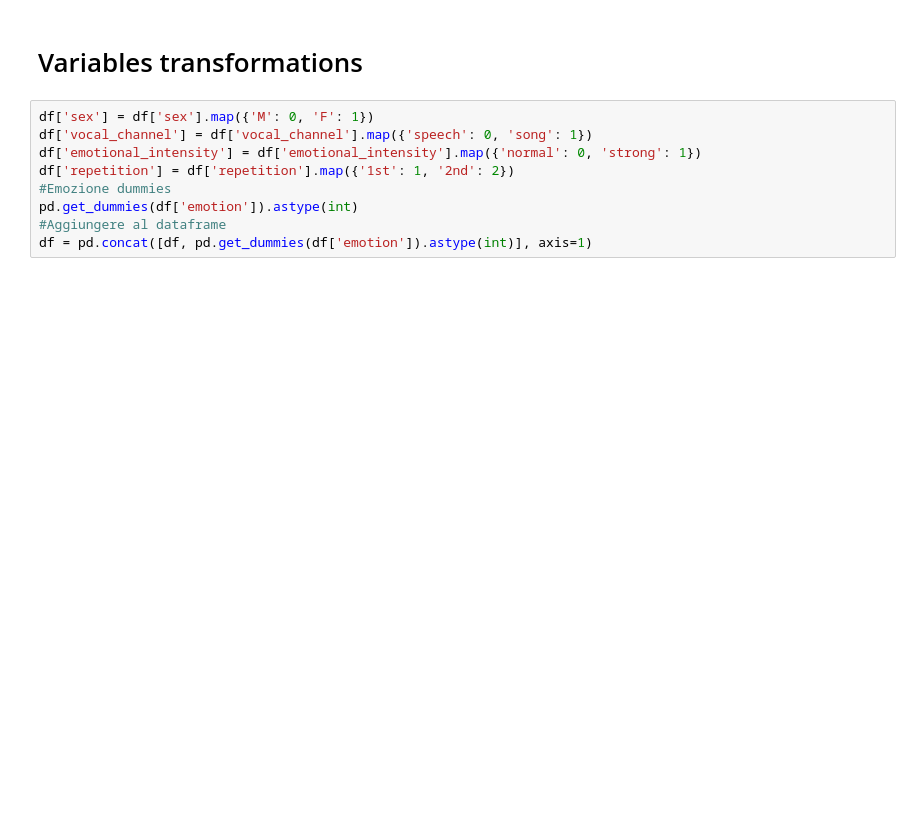
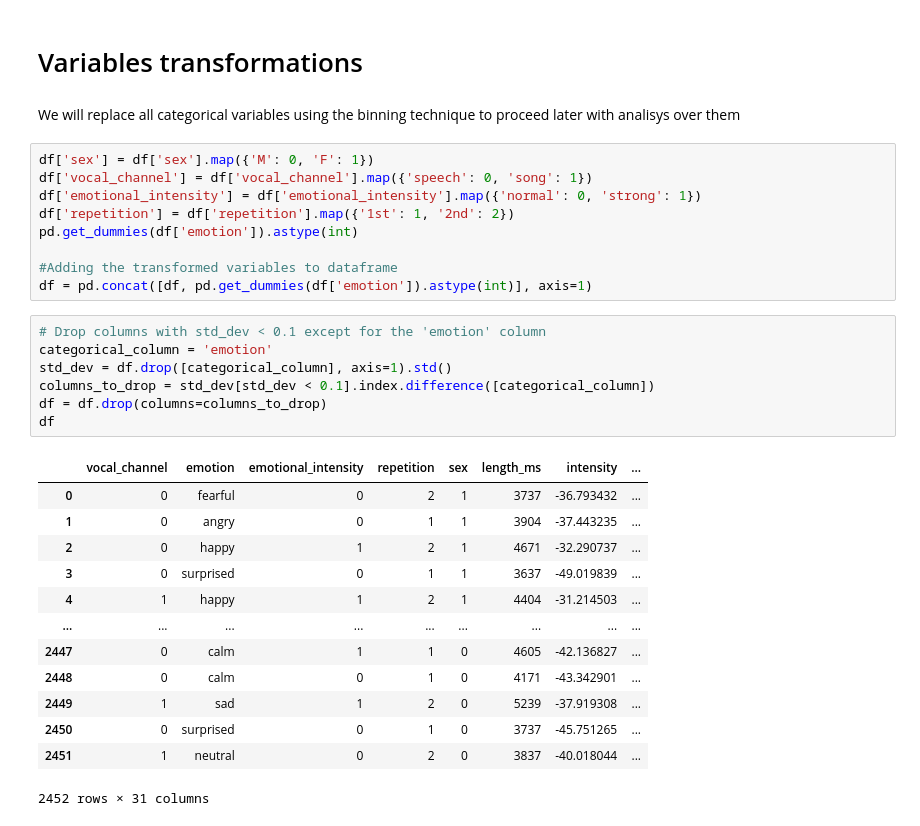
Before and after one commit to AntonioDonnangelo/Ravdess-Data-Mining-and-Machine-Learning, a Jupyter notebook: Data Understanding.ipynb, the cells around one changed output. Cells and saved outputs as stored; diff of their text form; blank space fills up the shorter version.

```diff
--- a/Data Understanding.ipynb
+++ b/Data Understanding.ipynb
@@ -374,15 +382,38 @@ skew                   28
 dtype: int64
 # %% [markdown]
 # Variables transformations
+# %% [markdown]
+We will replace all categorical variables using the binning technique to proceed later with analisys over them
 # %%
 df['sex'] = df['sex'].map({'M': 0, 'F': 1})
 df['vocal_channel'] = df['vocal_channel'].map({'speech': 0, 'song': 1})
 df['emotional_intensity'] = df['emotional_intensity'].map({'normal': 0, 'strong': 1})
 df['repetition'] = df['repetition'].map({'1st': 1, '2nd': 2})
-#Emozione dummies
 pd.get_dummies(df['emotion']).astype(int)
-#Aggiungere al dataframe
+
+#Adding the transformed variables to dataframe
 df = pd.concat([df, pd.get_dummies(df['emotion']).astype(int)], axis=1)
+# %%
+# Drop columns with std_dev < 0.1 except for the 'emotion' column
+categorical_column = 'emotion'
+std_dev = df.drop([categorical_column], axis=1).std()
+columns_to_drop = std_dev[std_dev < 0.1].index.difference([categorical_column])
+df = df.drop(columns=columns_to_drop)
+df
+# %% [output]
+|  | vocal_channel | emotion | emotional_intensity | repetition | sex | length_ms | intensity | ... |
+| 0 | 0 | fearful | 0 | 2 | 1 | 3737 | -36.793432 | ... |
+| 1 | 0 | angry | 0 | 1 | 1 | 3904 | -37.443235 | ... |
+| 2 | 0 | happy | 1 | 2 | 1 | 4671 | -32.290737 | ... |
+| 3 | 0 | surprised | 0 | 1 | 1 | 3637 | -49.019839 | ... |
+| 4 | 1 | happy | 1 | 2 | 1 | 4404 | -31.214503 | ... |
+| ... | ... | ... | ... | ... | ... | ... | ... | ... |
+| 2447 | 0 | calm | 1 | 1 | 0 | 4605 | -42.136827 | ... |
+| 2448 | 0 | calm | 0 | 1 | 0 | 4171 | -43.342901 | ... |
+| 2449 | 1 | sad | 1 | 2 | 0 | 5239 | -37.919308 | ... |
+| 2450 | 0 | surprised | 0 | 1 | 0 | 3737 | -45.751265 | ... |
+| 2451 | 1 | neutral | 0 | 2 | 0 | 3837 | -40.018044 | ... |
+2452 rows × 31 columns
 # %%
 pd.options.display.max_columns = None
 display(df)
```
Also changed, not shown: parts of 26 cells of this notebook, 7 other files.
